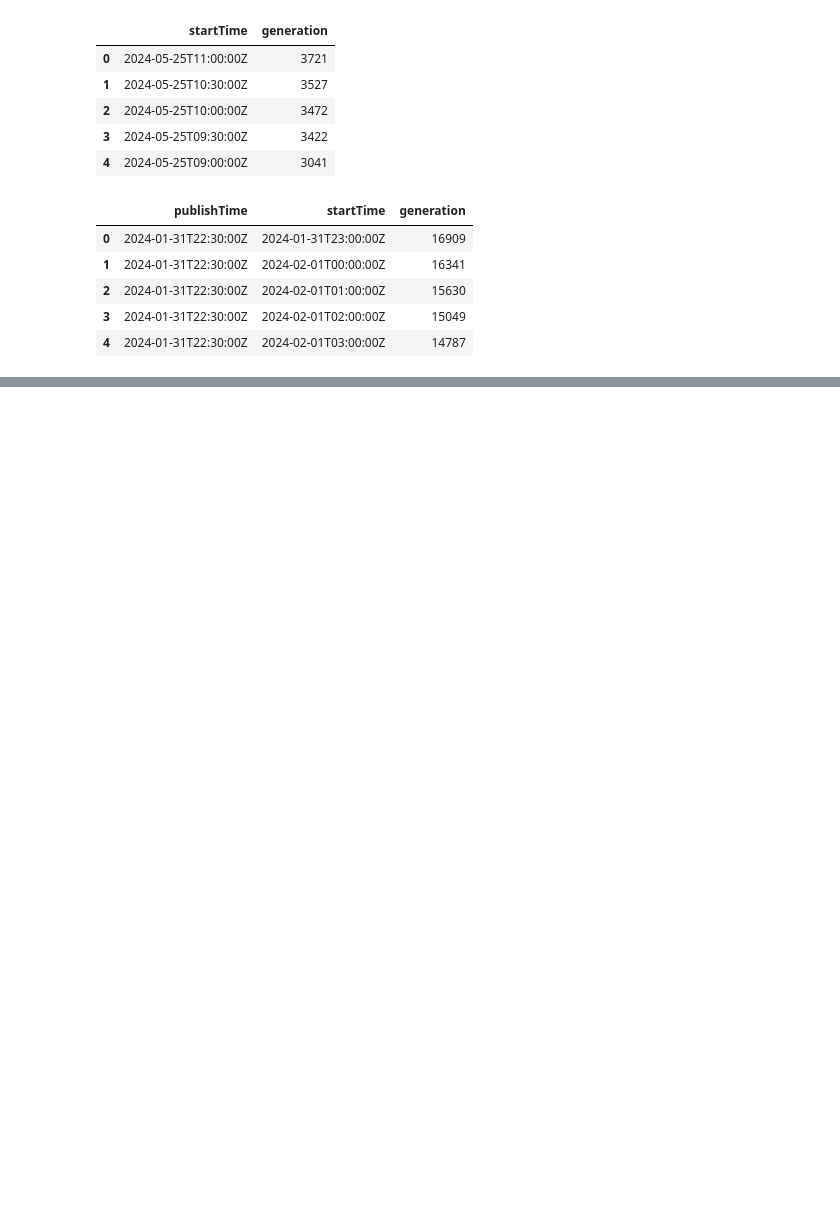
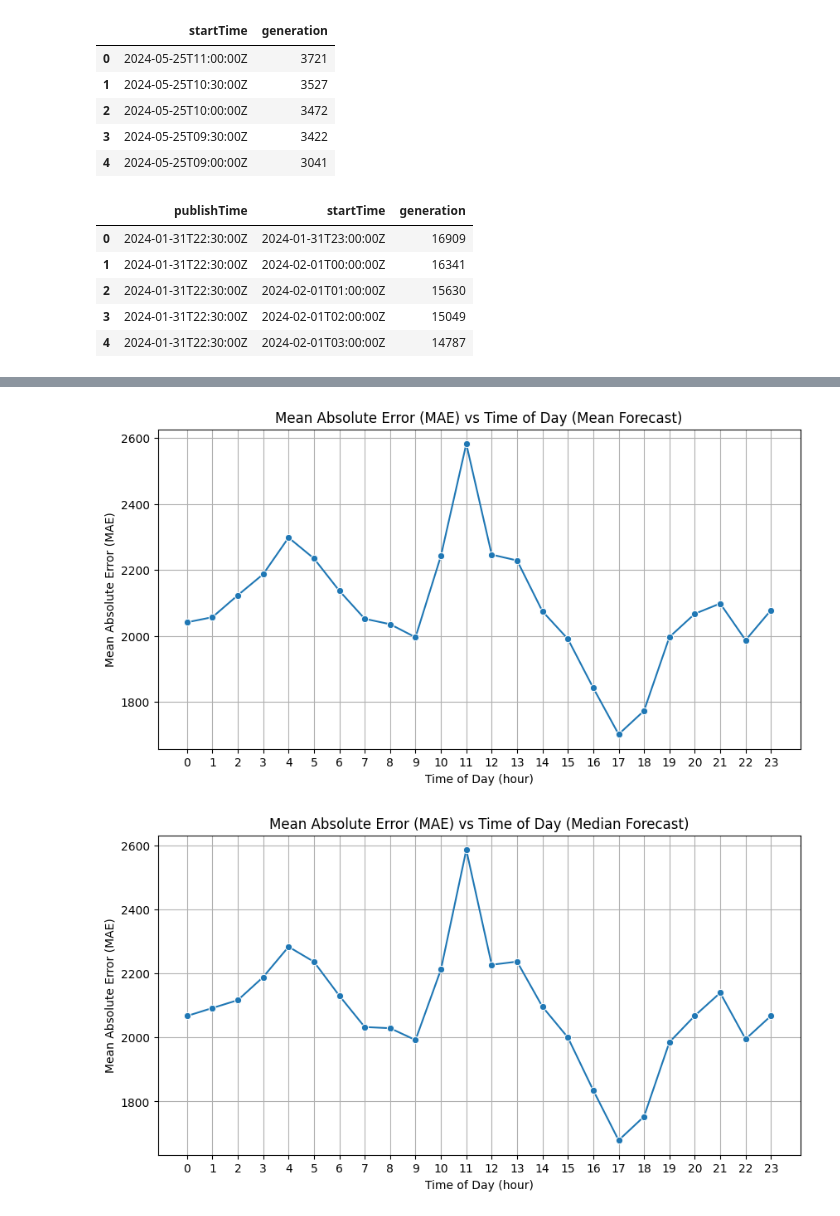
Before and after one commit to R1shA3h/Wind-forcast, a Jupyter notebook: error_analysis.ipynb, the cells around one changed output, grey strips where cells are left out. Drawn from its saved outputs; the diff is of its cells as text; code cells hidden in the pictures; blank space fills up the shorter version.

```diff
--- a/error_analysis.ipynb
+++ b/error_analysis.ipynb
@@ -32,18 +33,10 @@ actual_df['startTime'] = pd.to_datetime(actual_df['startTime'])
 forecast_df['publishTime'] = pd.to_datetime(forecast_df['publishTime'])
 forecast_df['startTime'] = pd.to_datetime(forecast_df['startTime'])
 # %%
-import pandas as pd
-import numpy as np
-import matplotlib.pyplot as plt
-import seaborn as sns
-
-# Resample actual_df to 60 minutes for easier merging as there is a difference of 1 hour between forecast startTimes and 30min difference between the startTime of actual
+# Resample actual_df to 60 minutes as the forecast data has a time difference of 1 hr
 actual_df_resampled = actual_df.set_index('startTime').resample('60min').first().iloc[1:].reset_index()
 
-
-forecast_df = forecast_df.sort_values(by='startTime')
-actual_df_resampled = actual_df_resampled.sort_values(by='startTime')
-
+# Merge the DataFrames
 merged_df = pd.merge_asof(forecast_df, actual_df_resampled, on='startTime', direction='backward', suffixes=('_forecast', '_actual'))
 
 # Calculate the error
@@ -52,3 +45,9 @@ merged_df['horizon'] = (merged_df['startTime'] - merged_df['publishTime']).dt.to
 
 # Temporal Error Analysis
 temporal_error = merged_df.groupby('horizon')['error'].mean().reset_index()
+
+# Filter out rows where horizon is a natural number (between 0-48 hours as mentioned in the assignment) starting with 0.5 with 1 hours gap between.
+temporal_error_filtered = temporal_error[~temporal_error['horizon'].isin(range(int(temporal_error['horizon'].min()), int(temporal_error['horizon'].max()) + 1))]
+
+# Display the filtered temporal error
+temporal_error_filtered.head(50)
@@ -171,0 +121,45 @@ The wind generation forecast model shows potential for accurate medium-term pred
+# %%
+#Calculating MAE vs Time of Day with Mean/Median forecast
+# Aggregate forecast data by taking the mean/median of the generation values for each startTime
+forecast_df_aggregated = forecast_df.groupby('startTime')['generation'].agg(['mean', 'median']).reset_index()
+
+# Merge the actual and forecast data on startTime
+merged_df_mean = pd.merge_asof(forecast_df_aggregated[['startTime', 'mean']], actual_df_resampled, on='startTime', direction='backward')
+merged_df_median = pd.merge_asof(forecast_df_aggregated[['startTime', 'median']], actual_df_resampled, on='startTime', direction='backward')
+
+# Calculate the error for mean
+merged_df_mean['error'] = merged_df_mean['mean'] - merged_df_mean['generation']
+merged_df_mean['absolute_error'] = merged_df_mean['error'].abs()
+merged_df_mean['time_of_day'] = merged_df_mean['startTime'].dt.hour
+
+# Calculate the error for median
+merged_df_median['error'] = merged_df_median['median'] - merged_df_median['generation']
+merged_df_median['absolute_error'] = merged_df_median['error'].abs()
+merged_df_median['time_of_day'] = merged_df_median['startTime'].dt.hour
+
+# Group by time of day and calculate mean absolute error
+mae_by_time_mean = merged_df_mean.groupby('time_of_day')['absolute_error'].mean().reset_index()
+mae_by_time_median = merged_df_median.groupby('time_of_day')['absolute_error'].mean().reset_index()
+
+# Plot MAE vs Time of Day for mean
+plt.figure(figsize=(10, 5))
+sns.lineplot(data=mae_by_time_mean, x='time_of_day', y='absolute_error', marker='o')
+plt.title('Mean Absolute Error (MAE) vs Time of Day (Mean Forecast)')
+plt.xlabel('Time of Day (hour)')
+plt.ylabel('Mean Absolute Error (MAE)')
+plt.xticks(range(24))  # Set x-axis ticks to represent each hour of the day
+plt.grid(True)
+plt.show()
+
+# Plot MAE vs Time of Day for median
+plt.figure(figsize=(10, 5))
+sns.lineplot(data=mae_by_time_median, x='time_of_day', y='absolute_error', marker='o')
+plt.title('Mean Absolute Error (MAE) vs Time of Day (Median Forecast)')
+plt.xlabel('Time of Day (hour)')
+plt.ylabel('Mean Absolute Error (MAE)')
+plt.xticks(range(24))  # Set x-axis ticks to represent each hour of the day
+plt.grid(True)
+plt.show()
+# %% [output]
+[figure, added]
+[figure, added]
```
Also changed, not shown: parts of 27 cells of this notebook.
